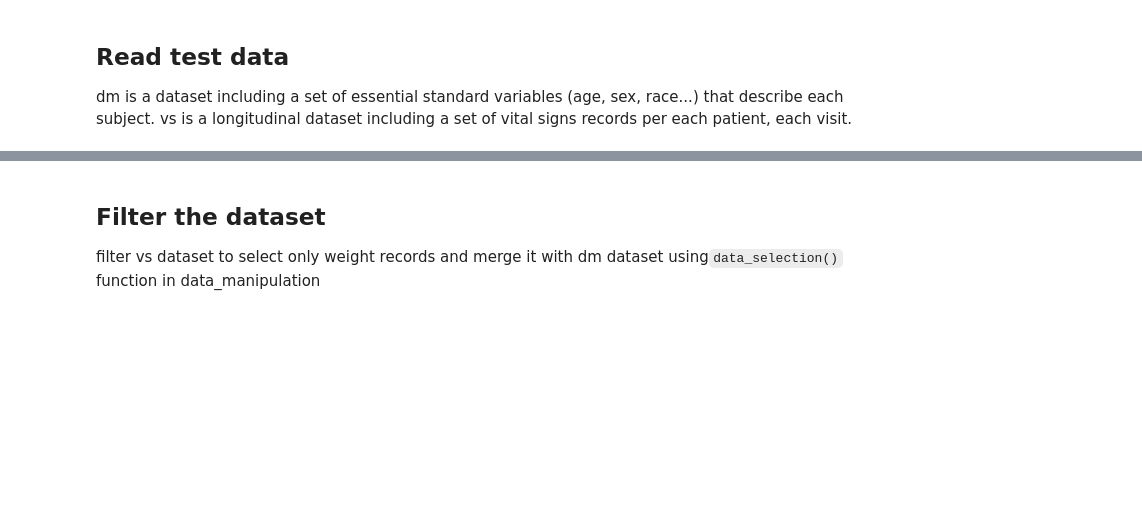
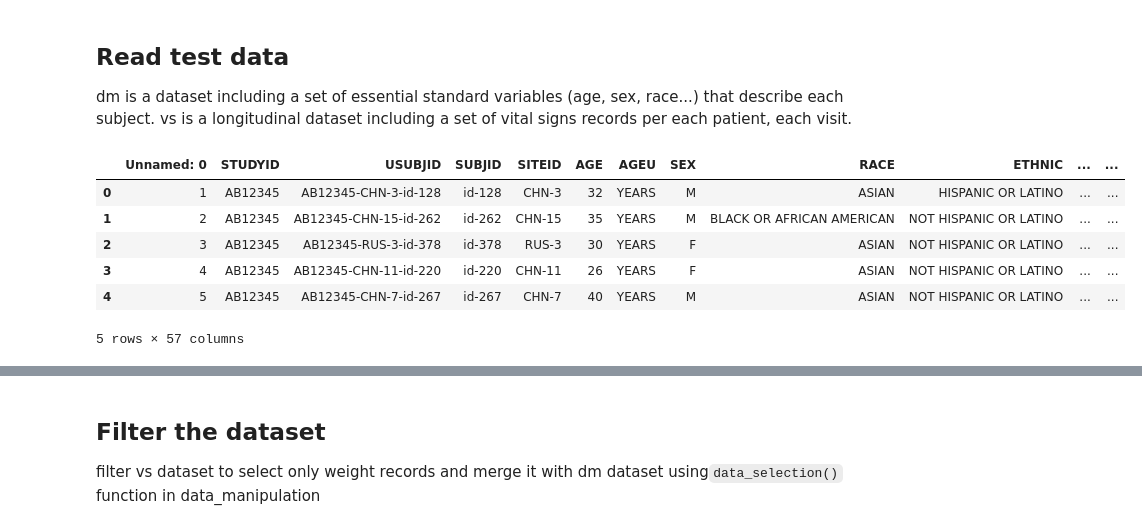
Before and after one commit to Alieyeh/HYPEHI, a Jupyter notebook: docs/examples1.ipynb, the cells around one changed output, grey strips where cells are left out. Saved outputs shown, nothing was run; the diff lists cells and outputs as text; code cells hidden in the pictures; blank space fills up the shorter version.

```diff
--- a/docs/examples1.ipynb
+++ b/docs/examples1.ipynb
@@ -19,0 +16,15 @@ vs.head()
+# %%
+# read into dataframe dm from package
+file = pkgutil.get_data('hypehd', "data/demographic.csv")
+s=str(file,'utf-8')
+data = StringIO(s)
+dm=da.read("csv", data)
+dm.head()
+# %% [output]
+|  | Unnamed: 0 | STUDYID | USUBJID | SUBJID | SITEID | AGE | AGEU | SEX | RACE | ETHNIC | ... | ... |
+| 0 | 1 | AB12345 | AB12345-CHN-3-id-128 | id-128 | CHN-3 | 32 | YEARS | M | ASIAN | HISPANIC OR LATINO | ... | ... |
+| 1 | 2 | AB12345 | AB12345-CHN-15-id-262 | id-262 | CHN-15 | 35 | YEARS | M | BLACK OR AFRICAN AMERICAN | NOT HISPANIC OR LATINO | ... | ... |
+| 2 | 3 | AB12345 | AB12345-RUS-3-id-378 | id-378 | RUS-3 | 30 | YEARS | F | ASIAN | NOT HISPANIC OR LATINO | ... | ... |
+| 3 | 4 | AB12345 | AB12345-CHN-11-id-220 | id-220 | CHN-11 | 26 | YEARS | F | ASIAN | NOT HISPANIC OR LATINO | ... | ... |
+| 4 | 5 | AB12345 | AB12345-CHN-7-id-267 | id-267 | CHN-7 | 40 | YEARS | M | ASIAN | NOT HISPANIC OR LATINO | ... | ... |
+5 rows × 57 columns
```
Also changed, not shown: parts of 10 cells of this notebook, 2 other files.
